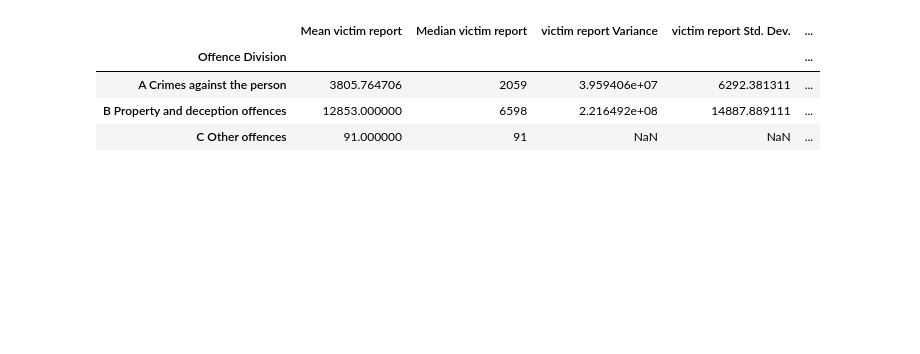
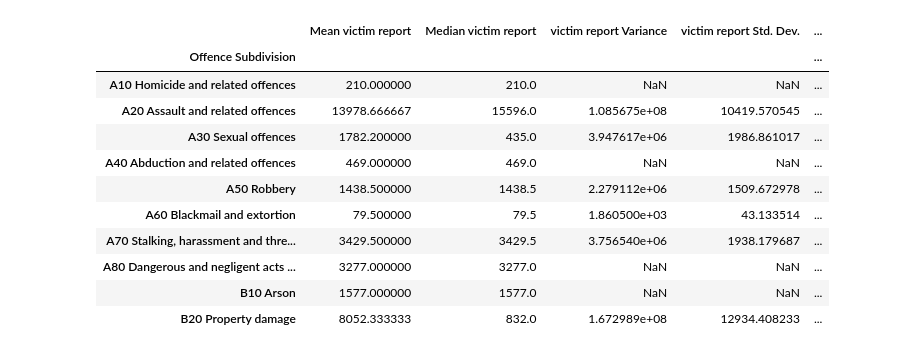
Before and after one commit to LKDSOUZA/Project-1, a Jupyter notebook: Project_1_A.ipynb, the cells around one changed output. Drawn from its saved outputs; the diff is of its cells as text; code cells hidden in the pictures; blank space fills up the shorter version.

```diff
--- a/Project_1_A.ipynb
+++ b/Project_1_A.ipynb
@@ -143,23 +148,30 @@ statistics_summary_19.head(10)
 # %%
 statistics_raw_data_18=crime_data_18.copy()
 
-victim_report_mean=statistics_raw_data_18.groupby(['Offence Division'])["Victim Reports"].mean()
-victim_report_median=statistics_raw_data_18.groupby(['Offence Division'])["Victim Reports"].median()
-victim_report_variance=statistics_raw_data_18.groupby(['Offence Division'])["Victim Reports"].var()
-victim_report_sd=statistics_raw_data_18.groupby(['Offence Division'])["Victim Reports"].std()
-victim_report_SEM=statistics_raw_data_18.groupby(['Offence Division'])["Victim Reports"].sem()
+victim_report_mean_18=statistics_raw_data_18.groupby(['Offence Subdivision'])["Victim Reports"].mean()
+victim_report_median_18=statistics_raw_data_18.groupby(['Offence Subdivision'])["Victim Reports"].median()
+victim_report_variance_18=statistics_raw_data_18.groupby(['Offence Subdivision'])["Victim Reports"].var()
+victim_report_sd_18=statistics_raw_data_18.groupby(['Offence Subdivision'])["Victim Reports"].std()
+victim_report_SEM_18=statistics_raw_data_18.groupby(['Offence Subdivision'])["Victim Reports"].sem()
 
-statistics_summary_18 = pd.DataFrame({"Mean victim report": victim_report_mean,
-                                  "Median victim report": victim_report_median,
-                                  "victim report Variance": victim_report_variance,
-                                  "victim report Std. Dev.": victim_report_sd,
-                                  "victim report Std. Err." : victim_report_SEM,
+statistics_summary_18 = pd.DataFrame({"Mean victim report": victim_report_mean_18,
+                                  "Median victim report": victim_report_median_18,
+                                  "victim report Variance": victim_report_variance_18,
+                                  "victim report Std. Dev.": victim_report_sd_18,
+                                  "victim report Std. Err." : victim_report_SEM_18,
 
                                  })
 statistics_summary_18.head(10)
 # %% [output]
 |  | Mean victim report | Median victim report | victim report Variance | victim report Std. Dev. | ... |
-| Offence Division |  |  |  |  | ... |
-| A Crimes against the person | 3805.764706 | 2059 | 3.959406e+07 | 6292.381311 | ... |
-| B Property and deception offences | 12853.000000 | 6598 | 2.216492e+08 | 14887.889111 | ... |
-| C Other offences | 91.000000 | 91 | NaN | NaN | ... |
+| Offence Subdivision |  |  |  |  | ... |
+| A10 Homicide and related offences | 210.000000 | 210.0 | NaN | NaN | ... |
+| A20 Assault and related offences | 13978.666667 | 15596.0 | 1.085675e+08 | 10419.570545 | ... |
+| A30 Sexual offences | 1782.200000 | 435.0 | 3.947617e+06 | 1986.861017 | ... |
+| A40 Abduction and related offences | 469.000000 | 469.0 | NaN | NaN | ... |
+| A50 Robbery | 1438.500000 | 1438.5 | 2.279112e+06 | 1509.672978 | ... |
+| A60 Blackmail and extortion | 79.500000 | 79.5 | 1.860500e+03 | 43.133514 | ... |
+| A70 Stalking, harassment and thre... | 3429.500000 | 3429.5 | 3.756540e+06 | 1938.179687 | ... |
+| A80 Dangerous and negligent acts ... | 3277.000000 | 3277.0 | NaN | NaN | ... |
+| B10 Arson | 1577.000000 | 1577.0 | NaN | NaN | ... |
+| B20 Property damage | 8052.333333 | 832.0 | 1.672989e+08 | 12934.408233 | ... |
```
Also changed, not shown: parts of 8 cells of this notebook.
